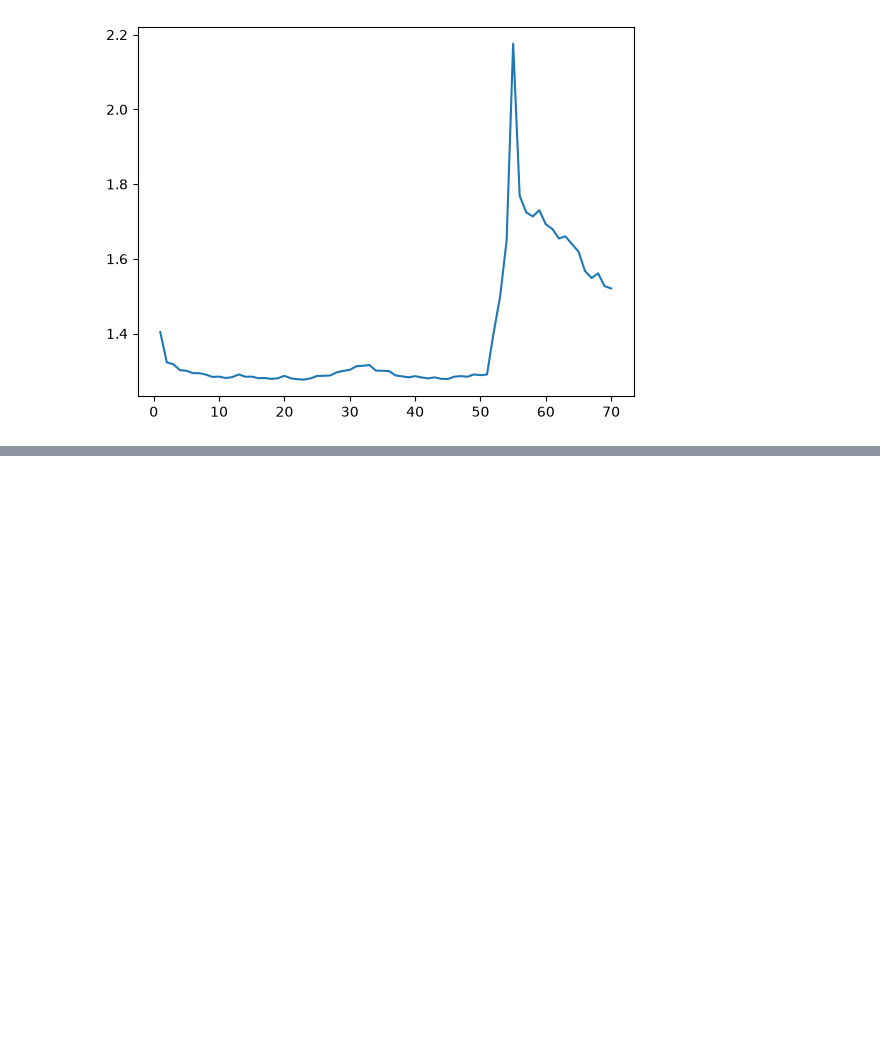
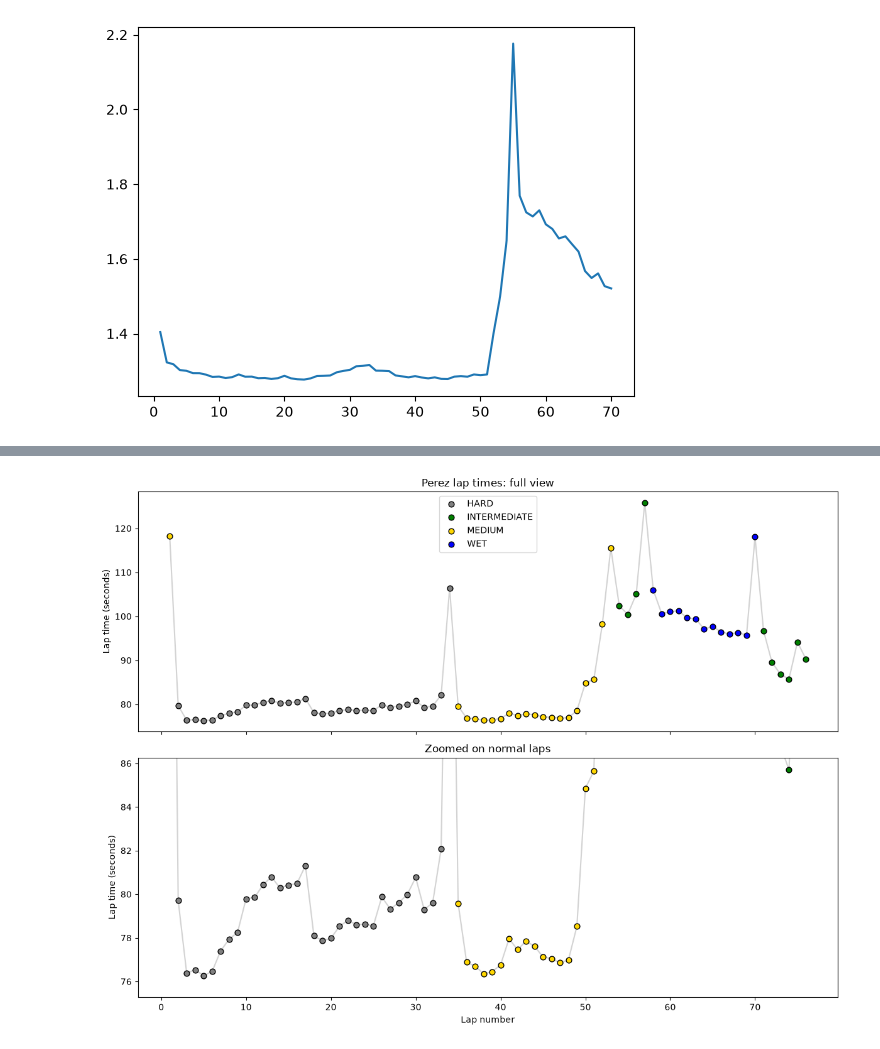
Before and after one commit to Jurioton/f1-strategy-lab, a Jupyter notebook: Race-Analysis/Race-Overview.ipynb, the cells around one changed output, grey strips where cells are left out. Saved outputs shown, nothing was run; the diff lists cells and outputs as text; code cells hidden in the pictures; blank space fills up the shorter version.

```diff
--- a/Race-Analysis/Race-Overview.ipynb
+++ b/Race-Analysis/Race-Overview.ipynb
@@ -189,0 +419,30 @@ plt.plot(verstappen_laps_number, verstappen_laps_time_in_minutes)
+# %%
+fig, (ax1, ax2) = plt.subplots(2, 1, figsize=(12, 9), sharex=True)
+
+for ax in (ax1, ax2):
+    for compound, group in per.groupby('Compound'):
+        ax.scatter(
+            group['LapNumber'],
+            group['LapTimeSec'],
+            color=colors.get(compound, 'black'),
+            label=compound,
+            edgecolor='black',
+            s=40,
+        )
+    ax.plot(per['LapNumber'], per['LapTimeSec'], color='lightgrey', zorder=0)
+    ax.set_ylabel('Lap time (seconds)')
+
+# Top: everything, including spikes
+ax1.set_title('Perez lap times: full view')
+ax1.legend()
+
+# Bottom: zoomed on normal racing laps
+fastest = per['LapTimeSec'].min()
+ax2.set_ylim(fastest - 1, fastest + 10)
+ax2.set_title('Zoomed on normal laps')
+ax2.set_xlabel('Lap number')
+
+plt.tight_layout()
+plt.show()
+# %% [output]
+[figure, added]
```
Also changed, not shown: parts of 21 cells of this notebook.
